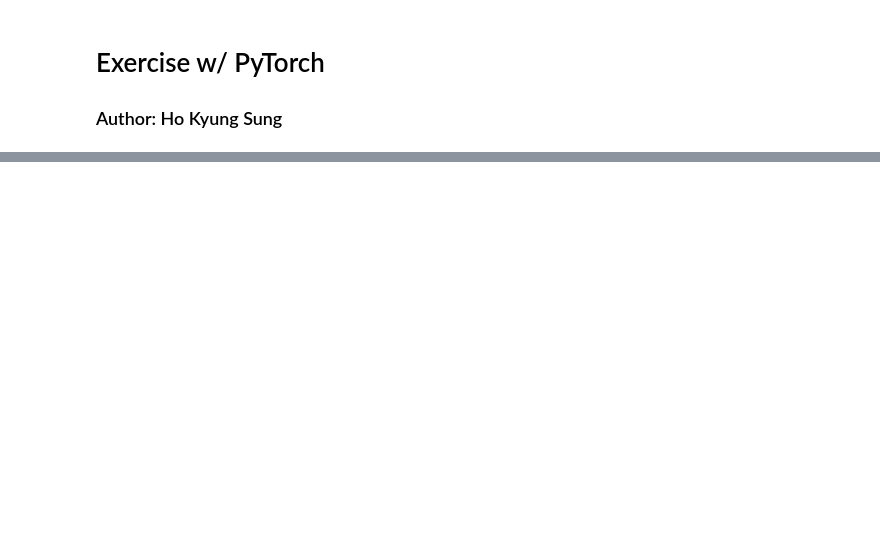
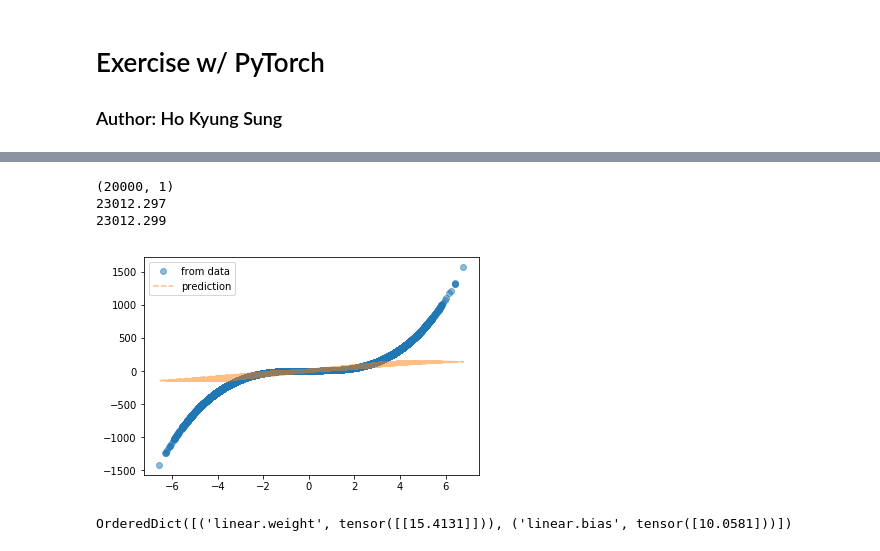
Before and after one commit to mhw32/curis-2019-projects, a Jupyter notebook: nn_exercise_hokyung.ipynb, the cells around one changed output, grey strips where cells are left out. Saved outputs shown, nothing was run; the diff lists cells and outputs as text; code cells hidden in the pictures; blank space fills up the shorter version.

```diff
--- a/nn_exercise_hokyung.ipynb
+++ b/nn_exercise_hokyung.ipynb
@@ -185,0 +307,11 @@ OrderedDict([('linear.weight', tensor([[15.0008]])), ('linear.bias', tensor([9.8
+# %%
+# Evaluate new regularized model for N(0,1) on unseen dataset
+x_eval = x_new
+y_eval = y_new
+print_result(x_eval, y_eval, model_tanH_reg)
+# %% [output]
+(20000, 1)
+23012.297
+23012.299
+[figure, added]
+OrderedDict([('linear.weight', tensor([[15.4131]])), ('linear.bias', tensor([10.0581]))])
```
Also changed, not shown: parts of 20 cells of this notebook.
